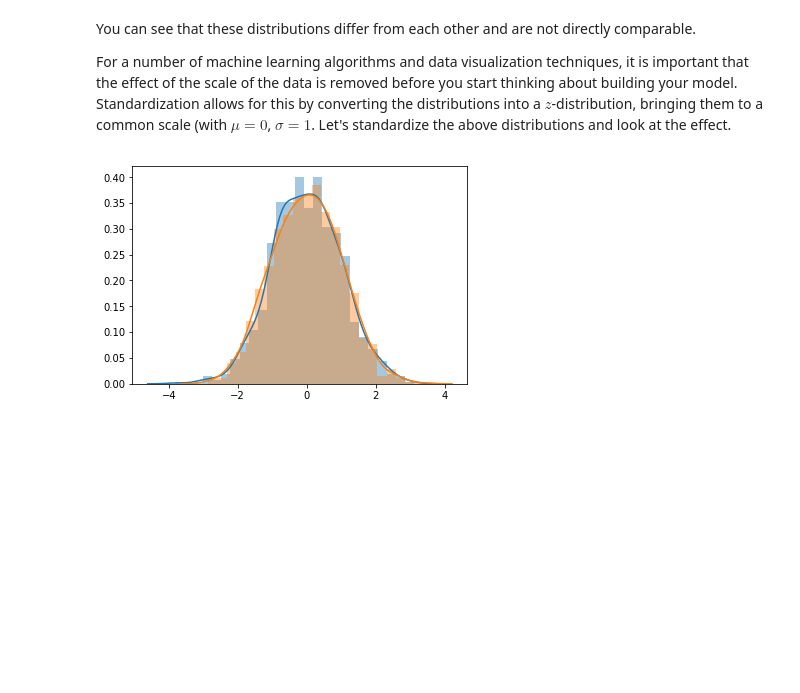
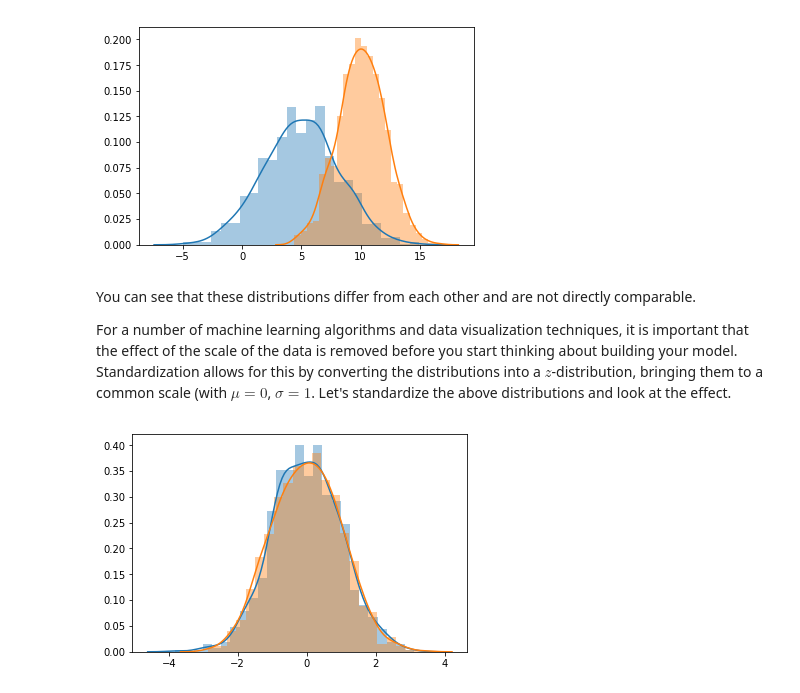
Before and after one commit to kathrinv/dsc-standard-normal-distribution-nyc-ds-082619, a Jupyter notebook: index.ipynb, the cells around one changed output. Saved outputs shown, nothing was run; the diff lists cells and outputs as text; code cells hidden in the pictures; blank space fills up the shorter version.

```diff
--- a/index.ipynb
+++ b/index.ipynb
@@ -93,13 +93,16 @@ Let's look at a quick example. First, we'll randomly generate two normal distrib
 # %%
 import numpy as np
 import seaborn as sns
-i
+import matplotlib.pyplot as plt
 mean1, sd1 = 5, 3 # dist 1
 mean2, sd2 = 10, 2 # dist 2
 d1 = np.random.normal(mean1, sd1, 1000)
 d2 = np.random.normal(mean2, sd2, 1000)
 sns.distplot(d1);
 sns.distplot(d2);
+plt.show()
+# %% [output]
+[figure, added]
 # %% [markdown]
 You can see that these distributions differ from each other and are not directly comparable.
 
```
